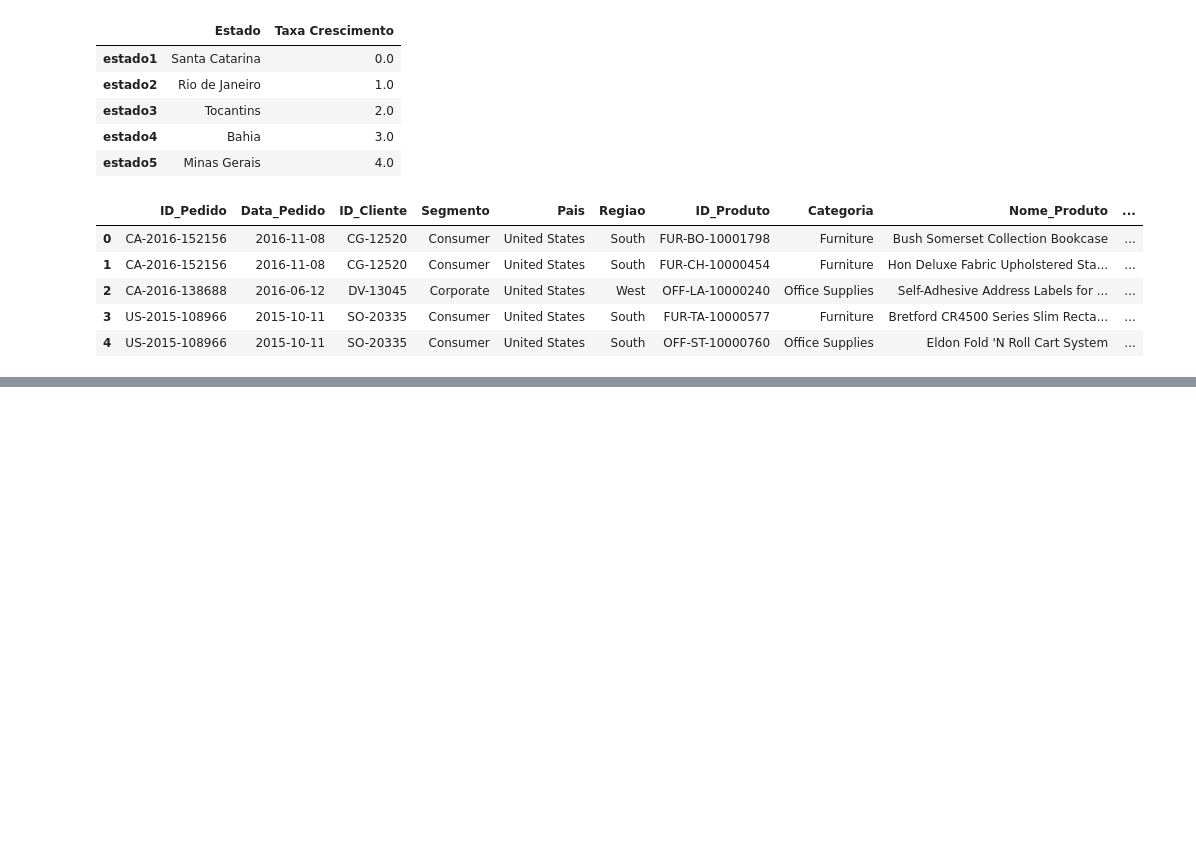
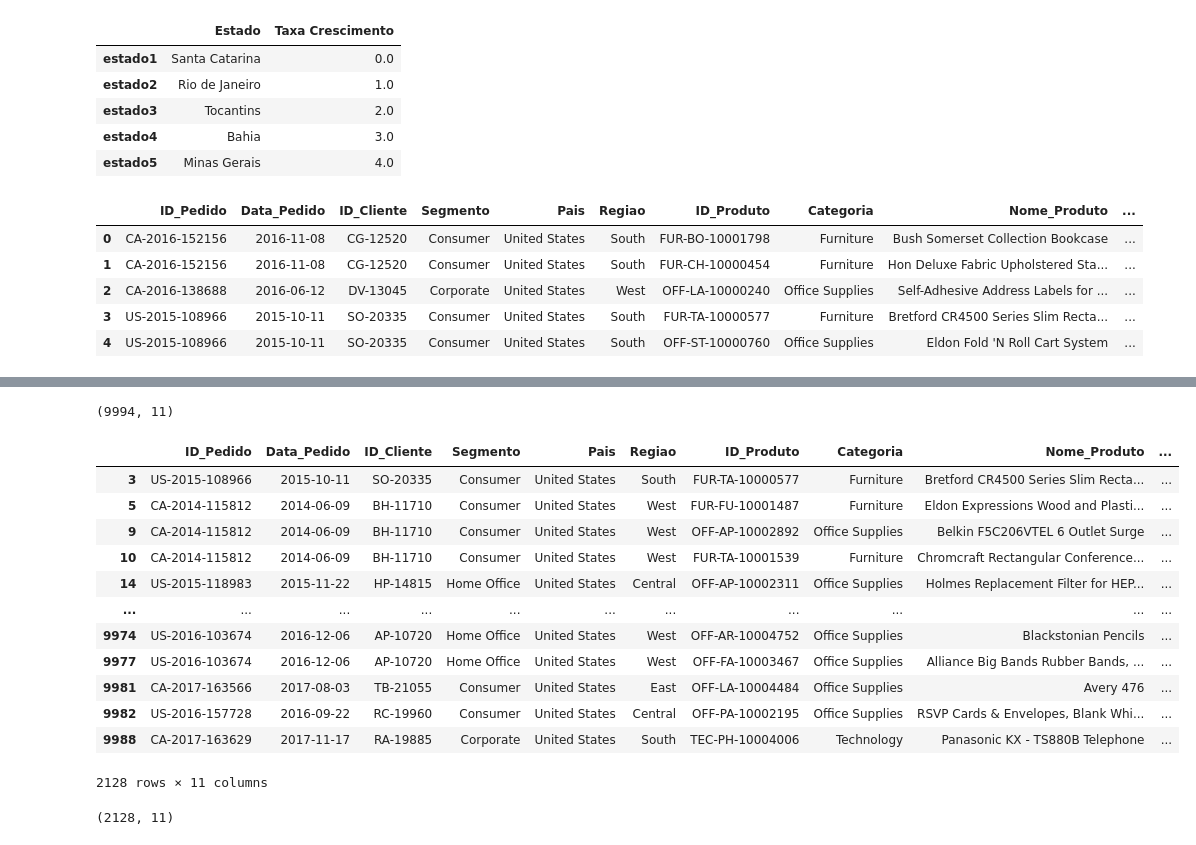
Before and after one commit to leandroclv/DSA_Python, a Jupyter notebook: POO/Pandas.ipynb, the cells around one changed output, grey strips where cells are left out. Drawn from its saved outputs; the diff is of its cells as text; code cells hidden in the pictures; blank space fills up the shorter version.

```diff
--- a/POO/Pandas.ipynb
+++ b/POO/Pandas.ipynb
@@ -244,0 +263,3 @@ dsa_df.head(5)
+# %%
+#Extraímos a moda da coluna Quantity
+moda = dsa_df['Quantidade'].value_counts().index[0]
@@ -244,0 +270,3 @@ dsa_df.head(5)
+# %%
+#E por fim preenchemos os valores Na com a modadsa.
+dsa_df['Quantidade'].fillna(value = moda, inplace=True)
@@ -244,0 +329,26 @@ dsa_df.head(5)
+# %%
+dsa_df.shape
+# %% [output]
+(9994, 11)
+# %%
+#Entaõ aplicamos o filtro
+dsa_df[dsa_df['Quantidade'].isin([5,7,9,11])]
+# %% [output]
+|  | ID_Pedido | Data_Pedido | ID_Cliente | Segmento | Pais | Regiao | ID_Produto | Categoria | Nome_Produto | ... |
+| 3 | US-2015-108966 | 2015-10-11 | SO-20335 | Consumer | United States | South | FUR-TA-10000577 | Furniture | Bretford CR4500 Series Slim Recta... | ... |
+| 5 | CA-2014-115812 | 2014-06-09 | BH-11710 | Consumer | United States | West | FUR-FU-10001487 | Furniture | Eldon Expressions Wood and Plasti... | ... |
+| 9 | CA-2014-115812 | 2014-06-09 | BH-11710 | Consumer | United States | West | OFF-AP-10002892 | Office Supplies | Belkin F5C206VTEL 6 Outlet Surge | ... |
+| 10 | CA-2014-115812 | 2014-06-09 | BH-11710 | Consumer | United States | West | FUR-TA-10001539 | Furniture | Chromcraft Rectangular Conference... | ... |
+| 14 | US-2015-118983 | 2015-11-22 | HP-14815 | Home Office | United States | Central | OFF-AP-10002311 | Office Supplies | Holmes Replacement Filter for HEP... | ... |
+| ... | ... | ... | ... | ... | ... | ... | ... | ... | ... | ... |
+| 9974 | US-2016-103674 | 2016-12-06 | AP-10720 | Home Office | United States | West | OFF-AR-10004752 | Office Supplies | Blackstonian Pencils | ... |
+| 9977 | US-2016-103674 | 2016-12-06 | AP-10720 | Home Office | United States | West | OFF-FA-10003467 | Office Supplies | Alliance Big Bands Rubber Bands, ... | ... |
+| 9981 | CA-2017-163566 | 2017-08-03 | TB-21055 | Consumer | United States | East | OFF-LA-10004484 | Office Supplies | Avery 476 | ... |
+| 9982 | US-2016-157728 | 2016-09-22 | RC-19960 | Consumer | United States | Central | OFF-PA-10002195 | Office Supplies | RSVP Cards & Envelopes, Blank Whi... | ... |
+| 9988 | CA-2017-163629 | 2017-11-17 | RA-19885 | Corporate | United States | South | TEC-PH-10004006 | Technology | Panasonic KX - TS880B Telephone | ... |
+2128 rows × 11 columns
+# %%
+#Shape
+dsa_df[dsa_df['Quantidade'].isin([5,7,9,11])].shape
+# %% [output]
+(2128, 11)
```
Also changed, not shown: parts of 10 cells of this notebook.
